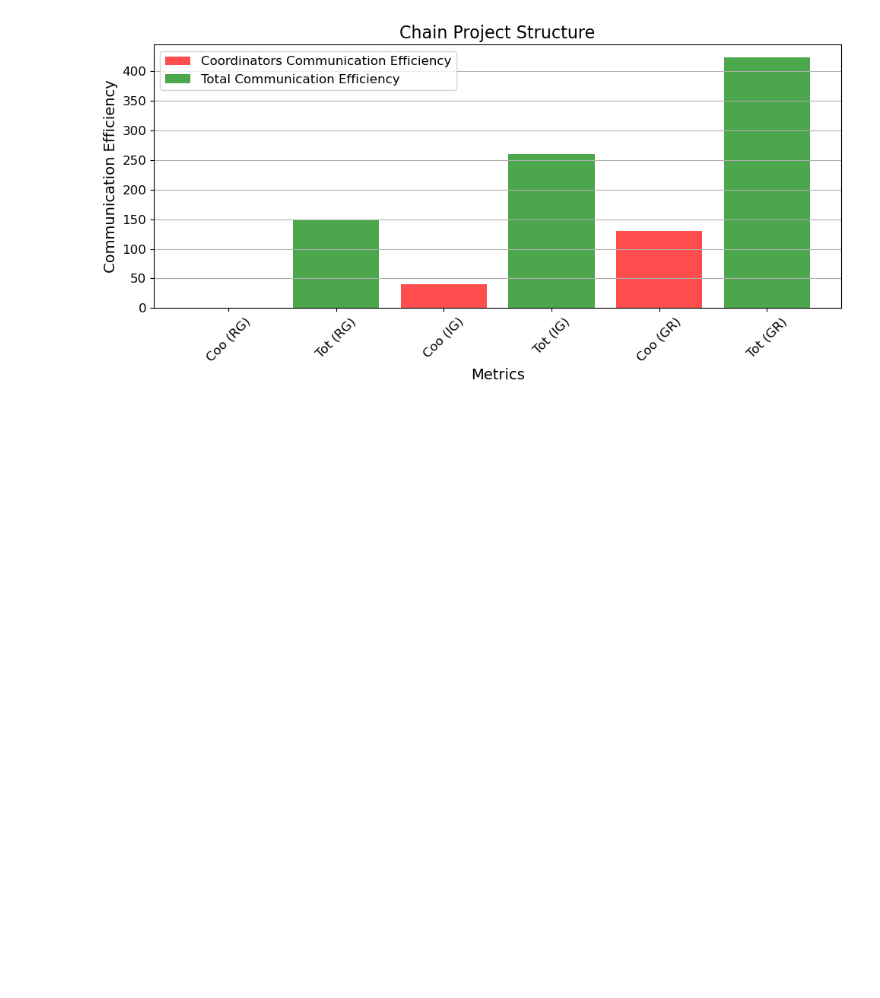
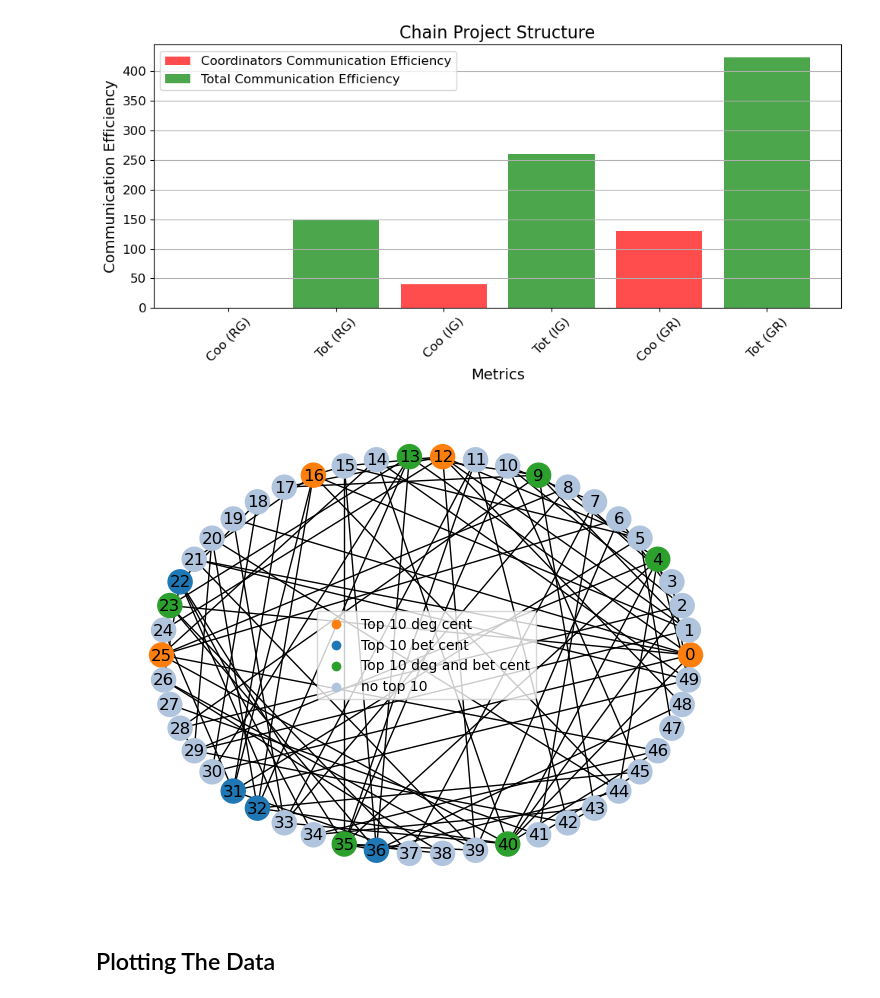
Before and after one commit to twumasimb/DBLP-Analysis, a Jupyter notebook: experiment_1.ipynb, the cells around one changed output. Cells and saved outputs as stored; diff of their text form; code cells hidden in the pictures; blank space fills up the shorter version.

```diff
--- a/experiment_1.ipynb
+++ b/experiment_1.ipynb
@@ -171,3 +112,0 @@ selected_dataset = dataset.subgraph(selected_samples)
-# %%
-# Creating a copy of the sample network
-network = selected_dataset.copy()
@@ -444,17 +112,0 @@ for node in best_set:
-# %%
-# Influence Greedy
-max_communication_efficiency = 0.0
-best_set = set()
-print("Influential First")
-influential_nodes = ps.get_top_ranked_node_each_group(network)
-for node in influential_nodes:
-    subset, comm_eff = ps.Greedy(network, chain_proj, node)
-    if comm_eff > max_communication_efficiency:
-        max_communication_efficiency = comm_eff
-        best_set = subset
-
-print("Coordinators communication efficiency", ps.sum_edge_weights(network.subgraph(best_set)))
-print(f"Total Communication Efficiency : {max_communication_efficiency}")
-
-for node in best_set:
-    print(f"Team :{network.nodes[node]['label']}, Node: {node} Rank: {ps.get_node_rank(network, node)}")
@@ -545,3 +281,60 @@ for project, algorithms in data.items():
 [figure]
 [figure]
 [figure]
+# %%
+import networkx as nx
+from networkx.generators import *
+import numpy as np
+import matplotlib.pyplot as plt
+
+N_nodes=50
+G=fast_gnp_random_graph(N_nodes,p=0.1,seed=0)
+
+#Computing centrality
+degCent = nx.degree_centrality(G)
+
+#Descending order sorting centrality
+degCent_sorted=dict(sorted(degCent.items(), key=lambda item: item[1],reverse=True))
+
+#Computing betweeness
+betCent = nx.betweenness_centrality(G, normalized=True, endpoints=True)
+
+#Descending order sorting betweeness
+betCent_sorted=dict(sorted(betCent.items(), key=lambda item: item[1],reverse=True))
+
+#Color for regular nodes
+color_list=N_nodes*['lightsteelblue']
+
+#Getting indices on top 10 nodes for each measure
+N_top=10
+colors_top_10=['tab:orange','tab:blue','tab:green','lightsteelblue']
+keys_deg_top=list(degCent_sorted)[0:N_top]
+keys_bet_top=list(betCent_sorted)[0:N_top]
+
+#Computing centrality and betweeness intersection
+inter_list=list(set(keys_deg_top) & set(keys_bet_top))
+
+#Setting up color for nodes
+for i in inter_list:
+  color_list[i]=colors_top_10[2]
+
+for i in range(N_top):
+  if keys_deg_top[i] not in inter_list:
+    color_list[keys_deg_top[i]]=colors_top_10[0]
+  if keys_bet_top[i] not in inter_list:
+    color_list[keys_bet_top[i]]=colors_top_10[1]
+
+#Draw graph
+pos= nx.circular_layout(G)
+nx.draw(G,pos,with_labels=True,node_color=color_list)
+
+#Setting up legend
+labels=['Top 10 deg cent','Top 10 bet cent','Top 10 deg and bet cent','no top 10']
+for i in range(len(labels)):
+  plt.scatter([],[],label=labels[i],color=colors_top_10[i])
+plt.legend(loc='center')
+plt.show()
+# %% [output]
+[figure, added]
+# %% [markdown]
+## Plotting The Data
```
Also changed, not shown: parts of 40 cells of this notebook, 24 other files.
